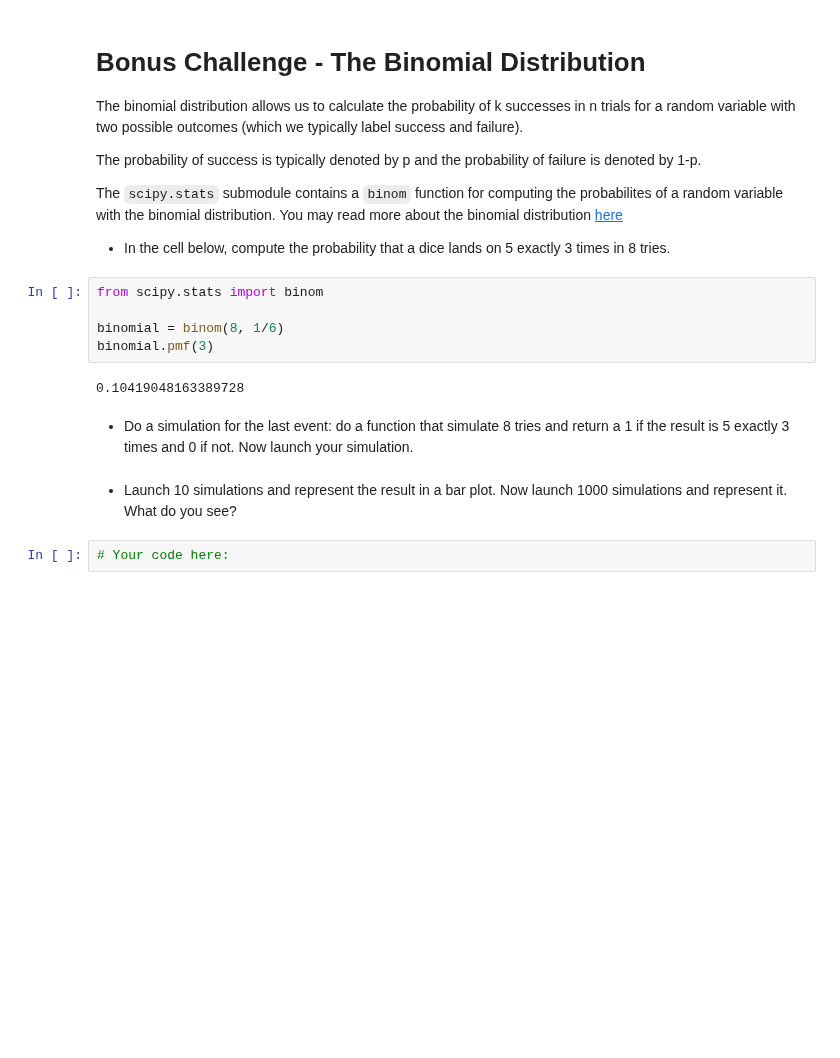
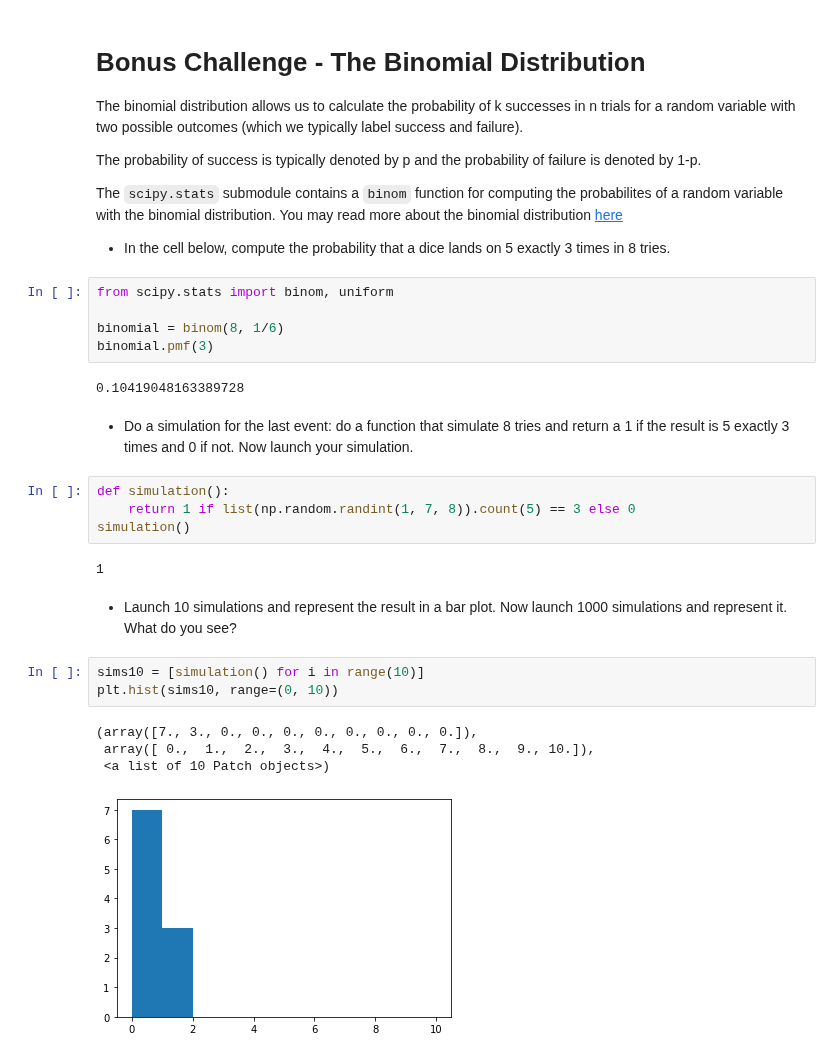
Before and after one commit to ta-data-lis/lab-intro-to-scipy, a Jupyter notebook: your-code/main.ipynb, the cells around one changed output. Drawn from its saved outputs; the diff is of its cells as text; blank space fills up the shorter version.

```diff
--- a/your-code/main.ipynb
+++ b/your-code/main.ipynb
@@ -124,7 +124,7 @@ The `scipy.stats` submodule contains a `binom` function for computing the probab
 
 * In the cell below, compute the probability that a dice lands on 5 exactly 3 times in 8 tries.
 # %%
-from scipy.stats import binom
+from scipy.stats import binom, uniform
 
 binomial = binom(8, 1/6)
 binomial.pmf(3)
@@ -132,7 +132,19 @@ binomial.pmf(3)
 0.10419048163389728
 # %% [markdown]
 * Do a simulation for the last event: do a function that simulate 8 tries and return a 1 if the result is 5 exactly 3 times and 0 if not. Now launch your simulation.
+# %%
+def simulation():
+    return 1 if list(np.random.randint(1, 7, 8)).count(5) == 3 else 0
+simulation()
+# %% [output]
+1
 # %% [markdown]
 * Launch 10 simulations and represent the result in a bar plot. Now launch 1000 simulations and represent it. What do you see?
-# %%
-# Your code here:
+# %%
+sims10 = [simulation() for i in range(10)]
+plt.hist(sims10, range=(0, 10))
+# %% [output]
+(array([7., 3., 0., 0., 0., 0., 0., 0., 0., 0.]),
+ array([ 0.,  1.,  2.,  3.,  4.,  5.,  6.,  7.,  8.,  9., 10.]),
+ <a list of 10 Patch objects>)
+[figure, added]
```
Also changed, not shown: parts of 1 cell of this notebook.
